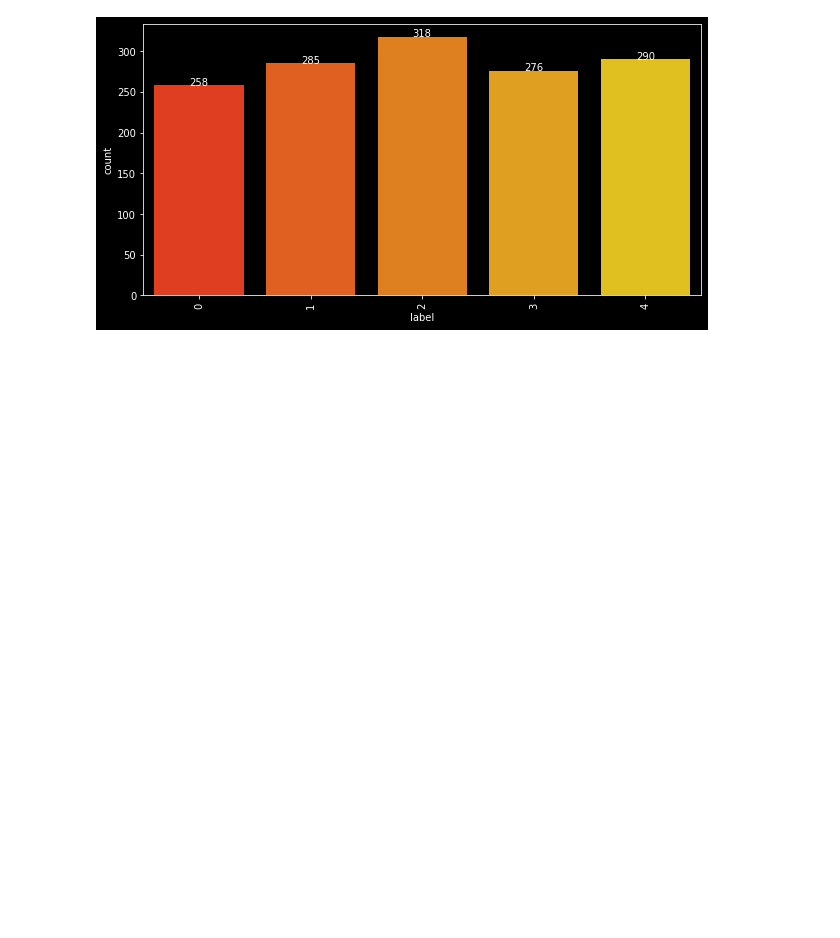
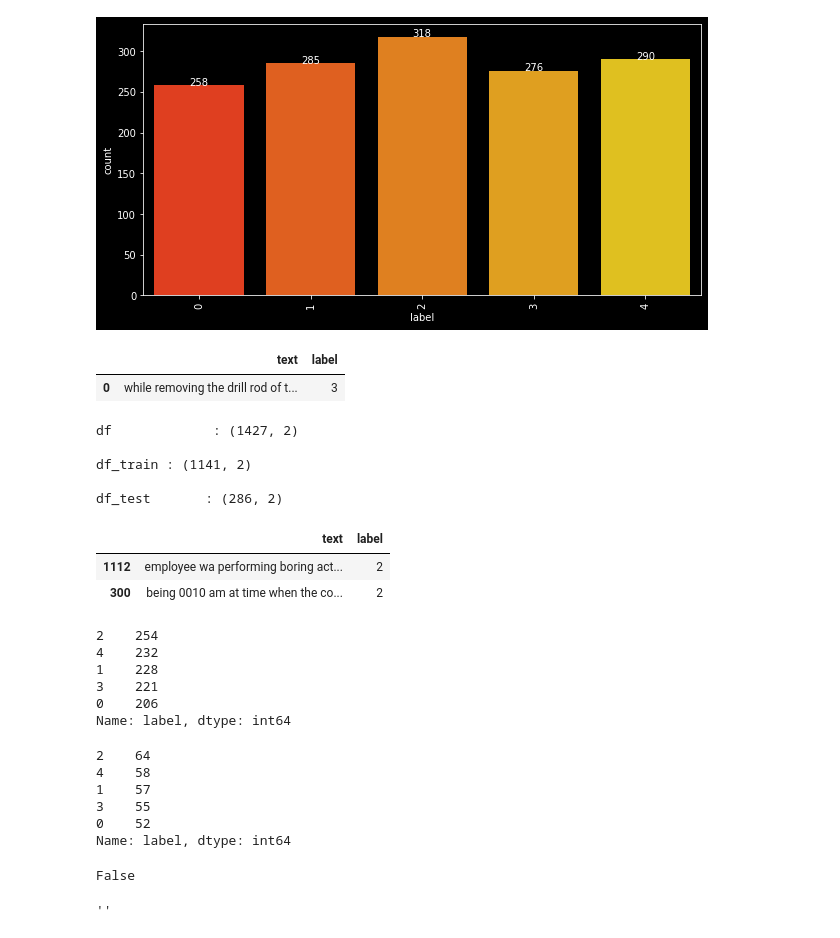
Before and after one commit to shyamsparrow/Jan-G4---NLP-Chatbot, a Jupyter notebook: Capstone_NLP_Chatbot_Jan_A_G4.ipynb, the cells around one changed output. Drawn from its saved outputs; the diff is of its cells as text; code cells hidden in the pictures; blank space fills up the shorter version.

```diff
--- a/Capstone_NLP_Chatbot_Jan_A_G4.ipynb
+++ b/Capstone_NLP_Chatbot_Jan_A_G4.ipynb
@@ -1365,3 +1365,66 @@ def vis_countplot(self,x):
 vis_countplot(df_aug,df_aug['label'])
 # %% [output]
 [figure]
+# %%
+first_column = df_aug.pop('text')
+
+# insert column using insert(position,column_name, first_column) function
+df_aug.insert(0, 'text', first_column)
+
+df_aug.head(1)
+# %% [output]
+|  | text | label |
+| 0 | while removing the drill rod of t... | 3 |
+# %%
+from sklearn.model_selection import train_test_split
+
+target = 'label'
+
+df_train, df_test = train_test_split(df_aug,test_size=0.2,
+                                     random_state=55,
+                                     stratify=df_aug[target])
+
+
+print(f"df             : {df_aug.shape}")
+print(f"\ndf_train : {df_train.shape}")
+print(f"\ndf_test       : {df_test.shape}")
+
+df_train.head(2)
+# %% [output]
+df             : (1427, 2)
+
+df_train : (1141, 2)
+
+df_test       : (286, 2)
+|  | text | label |
+| 1112 | employee wa performing boring act... | 2 |
+| 300 | being 0010 am at time when the co... | 2 |
+# %%
+df_train.label.value_counts()
+# %% [output]
+2    254
+4    232
+1    228
+3    221
+0    206
+Name: label, dtype: int64
+# %%
+df_test.label.value_counts()
+# %% [output]
+2    64
+4    58
+1    57
+3    55
+0    52
+Name: label, dtype: int64
+# %%
+import torch
+torch.cuda.is_available()
+# %% [output]
+False
+# %%
+import tensorflow as tf
+tf.test.gpu_device_name()
+#Standard output is '/device:GPU:0'
+# %% [output]
+''
```
Also changed, not shown: parts of 14 cells of this notebook.
